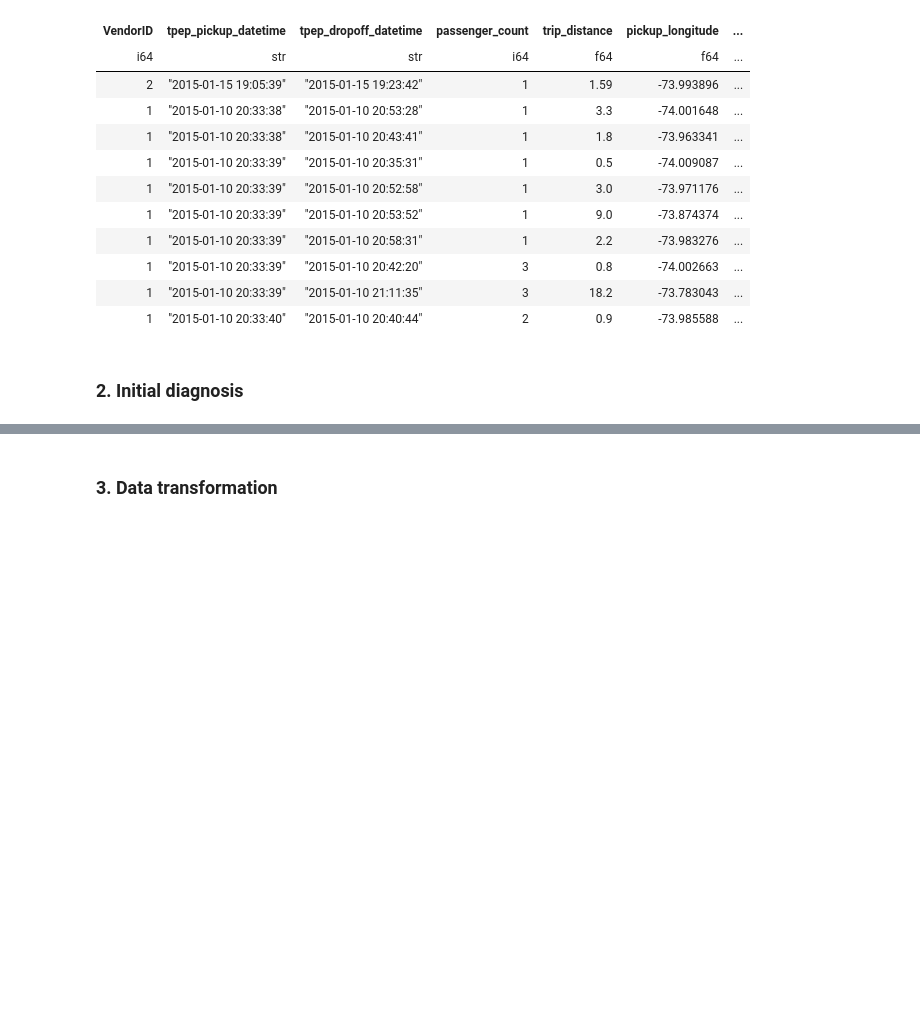
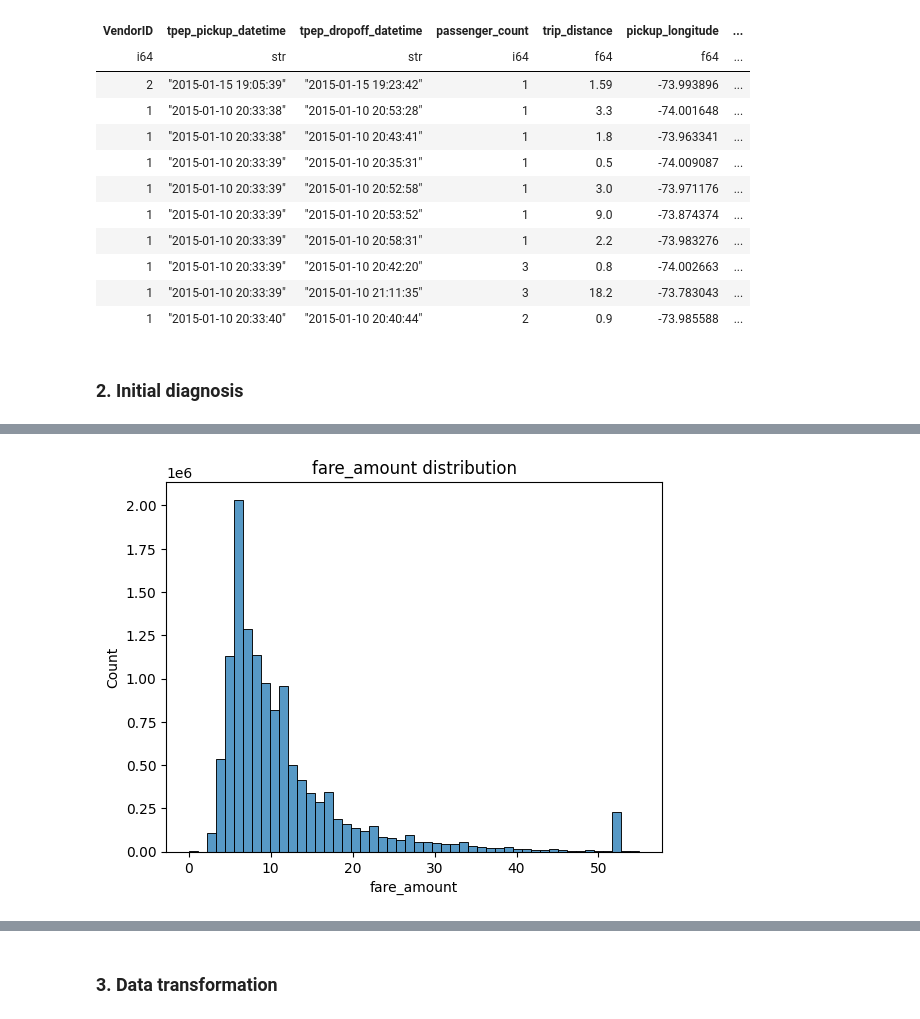
Before and after one commit to HugoBSantos/yellow-taxi-trip-data, a Jupyter notebook: notebooks/01_eda.ipynb, the cells around one changed output, grey strips where cells are left out. Saved outputs shown, nothing was run; the diff lists cells and outputs as text; code cells hidden in the pictures; blank space fills up the shorter version.

```diff
--- a/notebooks/01_eda.ipynb
+++ b/notebooks/01_eda.ipynb
@@ -66,0 +80,12 @@ shape: (9, 10)
+# %%
+fare_amount = (
+    lf.select("fare_amount")
+    .filter(pl.col("fare_amount").is_between(0, 55))
+    .collect()
+)
+
+sns.histplot(data=fare_amount, x="fare_amount", bins=50)
+plt.title("fare_amount distribution")
+plt.show()
+# %% [output]
+[figure, added]
```
Also changed, not shown: parts of 13 cells of this notebook.
